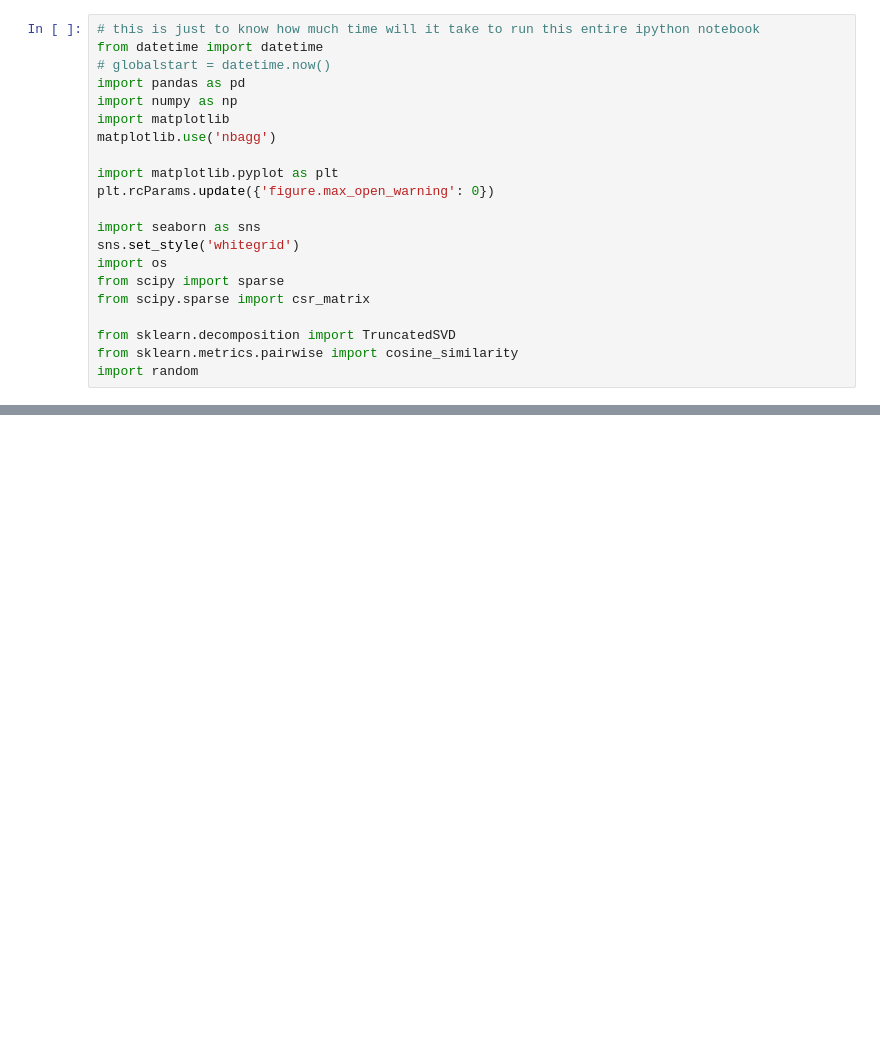
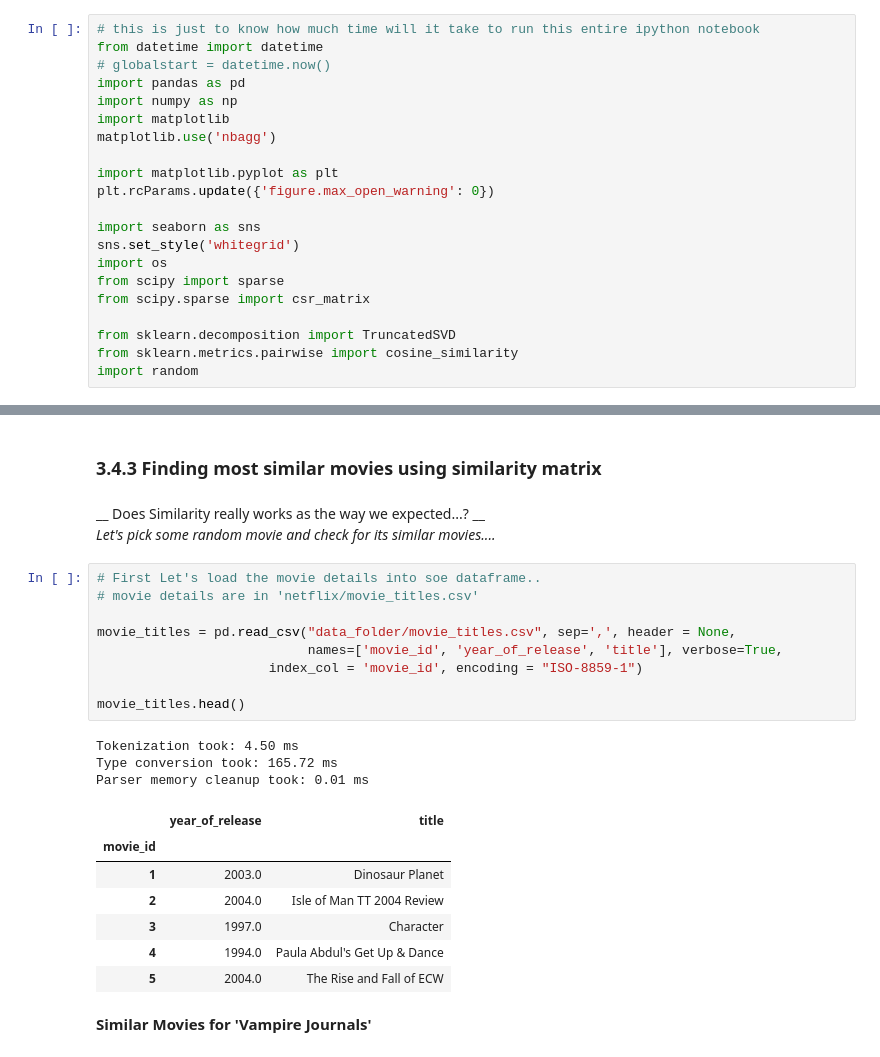
Before and after one commit to elhaidi/Netflix-Movie-Recommandations, a Jupyter notebook: Netflix Recommandation notebook.ipynb, the cells around one changed output, grey strips where cells are left out. Saved outputs shown, nothing was run; the diff lists cells and outputs as text; blank space fills up the shorter version.

```diff
--- a/Netflix Recommandation notebook.ipynb
+++ b/Netflix Recommandation notebook.ipynb
@@ -175,0 +1115,27 @@ import random
+# %% [markdown]
+<h3> 3.4.3 Finding most similar movies using similarity matrix </h3>
+# %% [markdown]
+__ Does Similarity really works as the way we expected...? __ <br>
+_Let's pick some random movie and check for its similar movies...._
+# %%
+# First Let's load the movie details into soe dataframe..
+# movie details are in 'netflix/movie_titles.csv'
+
+movie_titles = pd.read_csv("data_folder/movie_titles.csv", sep=',', header = None,
+                           names=['movie_id', 'year_of_release', 'title'], verbose=True,
+                      index_col = 'movie_id', encoding = "ISO-8859-1")
+
+movie_titles.head()
+# %% [output]
+Tokenization took: 4.50 ms
+Type conversion took: 165.72 ms
+Parser memory cleanup took: 0.01 ms
+|  | year_of_release | title |
+| movie_id |  |  |
+| 1 | 2003.0 | Dinosaur Planet |
+| 2 | 2004.0 | Isle of Man TT 2004 Review |
+| 3 | 1997.0 | Character |
+| 4 | 1994.0 | Paula Abdul's Get Up & Dance |
+| 5 | 2004.0 | The Rise and Fall of ECW |
+# %% [markdown]
+<p style='font-size:15px'><b>Similar Movies for 'Vampire Journals'</b></p>
```
Also changed, not shown: parts of 108 cells of this notebook.
